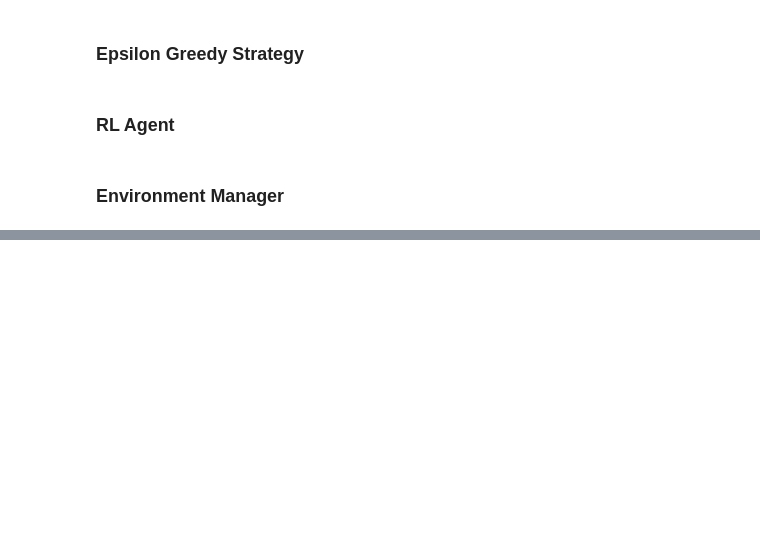
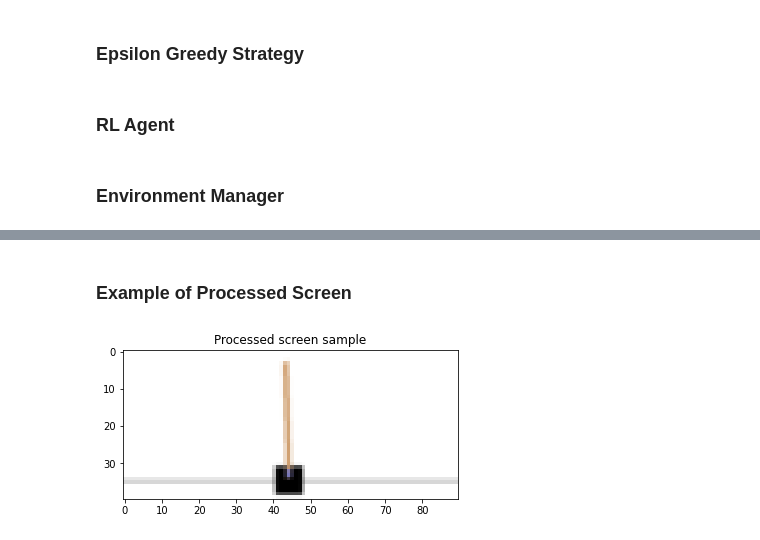
Before and after one commit to vishalrangras/rl-practice, a Jupyter notebook: deep_lizard/02-Cart-pole DQN.ipynb, the cells around one changed output, grey strips where cells are left out. Drawn from its saved outputs; the diff is of its cells as text; code cells hidden in the pictures; blank space fills up the shorter version.

```diff
--- a/deep_lizard/02-Cart-pole DQN.ipynb
+++ b/deep_lizard/02-Cart-pole DQN.ipynb
@@ -176,0 +206,11 @@ class CartPoleEnvManager():
+# %% [markdown]
+### Example of Processed Screen
+# %%
+screen = em.get_processed_screen()
+
+plt.figure()
+plt.imshow(screen.squeeze(0).permute(1, 2, 0), interpolation='none')
+plt.title('Processed screen sample')
+plt.show()
+# %% [output]
+[figure, added]
```
Also changed, not shown: parts of 11 cells of this notebook.
